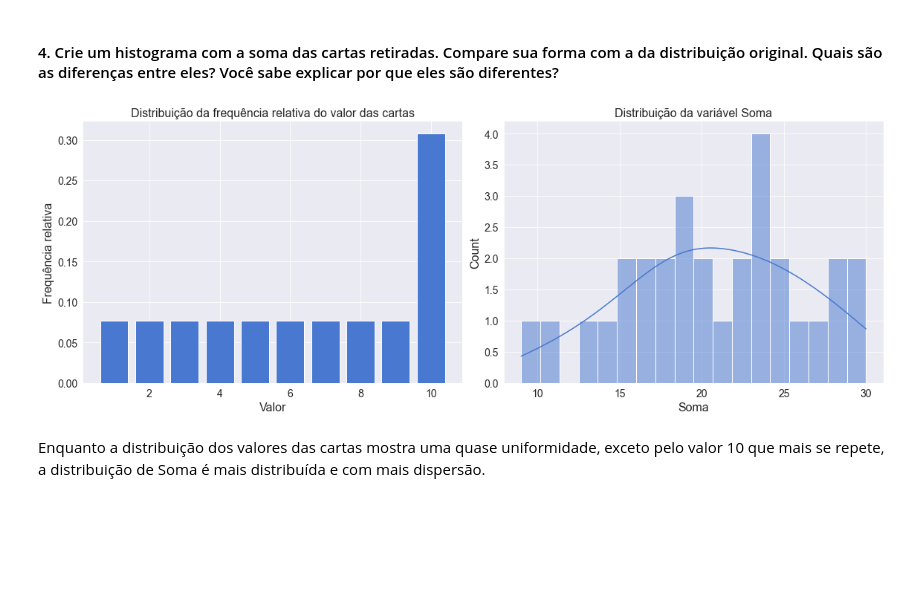
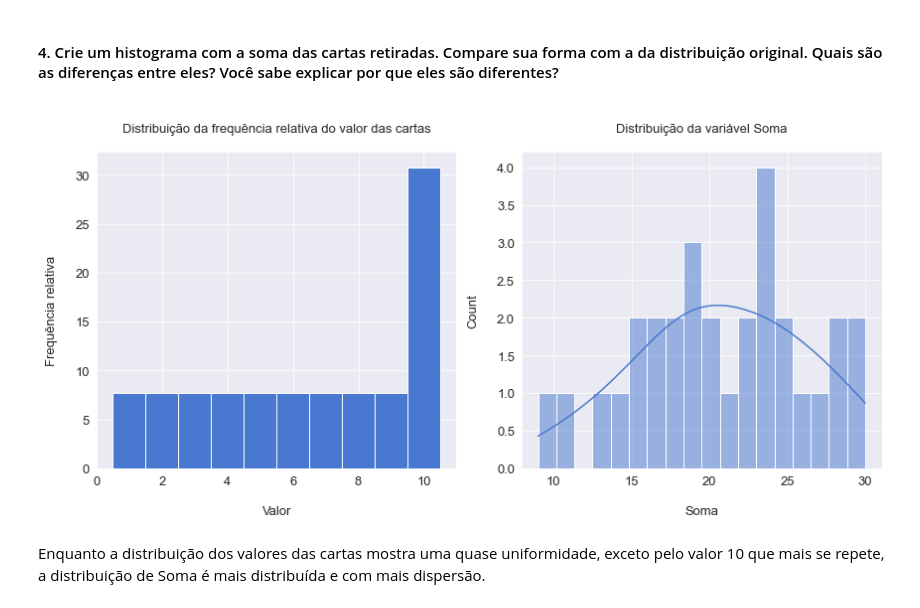
Before and after one commit to psartoro/project-descriptive-statistics, a Jupyter notebook: Projeto Final Udacity - Estatística Descritiva.ipynb, the cells around one changed output. Drawn from its saved outputs; the diff is of its cells as text; code cells hidden in the pictures; blank space fills up the shorter version.

```diff
--- a/Projeto Final Udacity - Estatística Descritiva.ipynb
+++ b/Projeto Final Udacity - Estatística Descritiva.ipynb
@@ -143,28 +133,28 @@ O desvio padrão também mostra que os valores de **soma** estão mais dispersos
 # %% [markdown]
 #### 4. Crie um histograma com a soma das cartas retiradas. Compare sua forma com a da distribuição original. Quais são as diferenças entre eles? Você sabe explicar por que eles são diferentes?
 # %%
-plt.figure(figsize=(16, 6))
+plt.figure(figsize=(12, 6))
 
 plt.subplot(121)
-plt.bar(deck['valor'], deck['fr'])
-plt.title('Distribuição da frequência relativa do valor das cartas', fontsize=16)
-plt.xlabel('Valor', fontsize=16)
-plt.ylabel('Frequência relativa', fontsize=16)
-plt.xticks(size=14)
-plt.yticks(size=14)
+plt.bar(df['valor'], df['fr']*100, width=1.)
+plt.title('\nDistribuição da frequência relativa do valor das cartas\n', fontsize=13)
+plt.xlabel('\nValor', fontsize=13)
+plt.ylabel('Frequência relativa\n', fontsize=13)
+plt.xticks(size=13)
+plt.yticks(size=13)
 
 plt.subplot(122)
 sns.histplot(data=df_amostras, x='soma', label='Soma', kde=True, bins=18)
-plt.title('Distribuição da variável Soma', fontsize=16)
-plt.xlabel('Soma', fontsize=16)
-plt.ylabel('Count', fontsize=16)
-plt.xticks(size=14)
-plt.yticks(size=14)
+plt.title('\nDistribuição da variável Soma\n', fontsize=13)
+plt.xlabel('\nSoma', fontsize=13)
+plt.ylabel('Count\n', fontsize=13)
+plt.xticks(size=13)
+plt.yticks(size=13)
 
 plt.tight_layout()
 plt.show()
 # %% [output]
-[figure, old version]
+[figure, new version]
 # %% [markdown]
 Enquanto a distribuição dos valores das cartas mostra uma quase uniformidade, exceto pelo valor 10 que mais se repete, a distribuição de Soma é mais distribuída e com mais dispersão.
 # %% [markdown]
```
Also changed, not shown: parts of 5 cells of this notebook.
